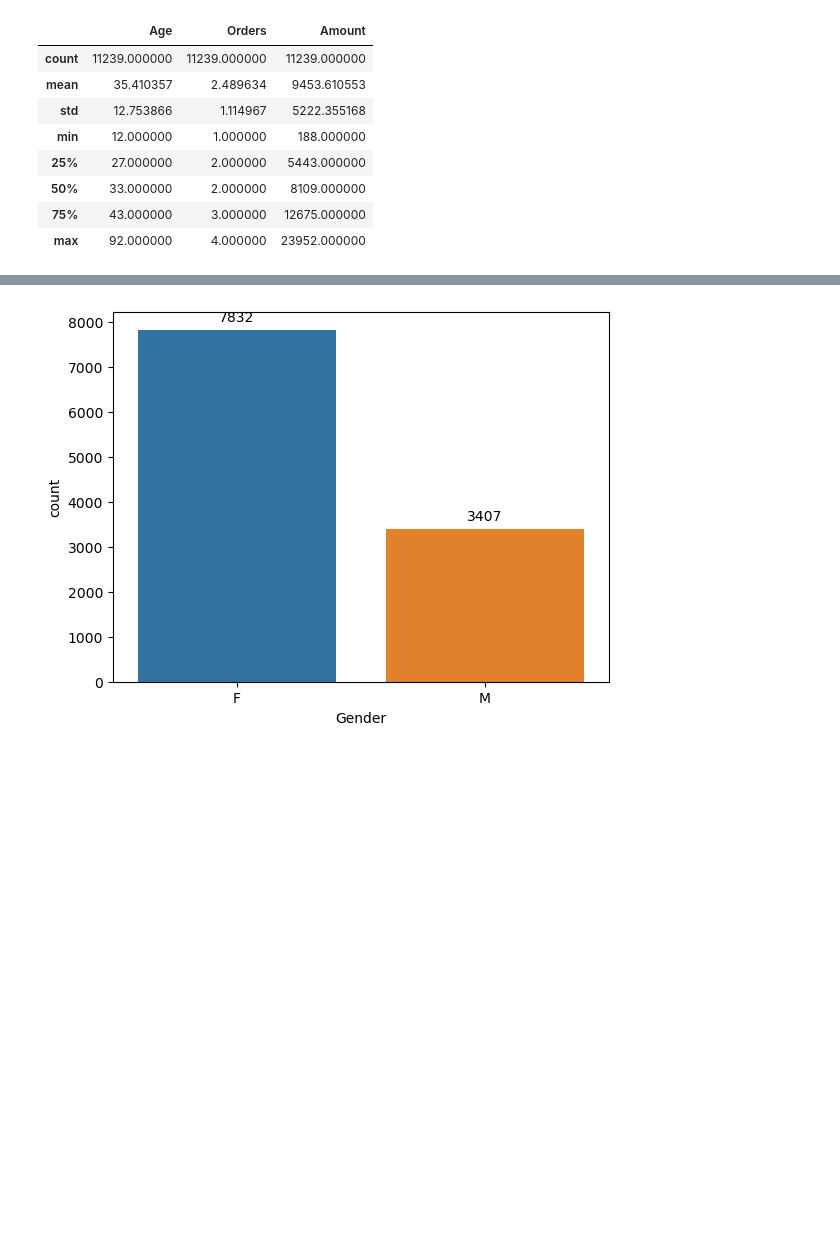
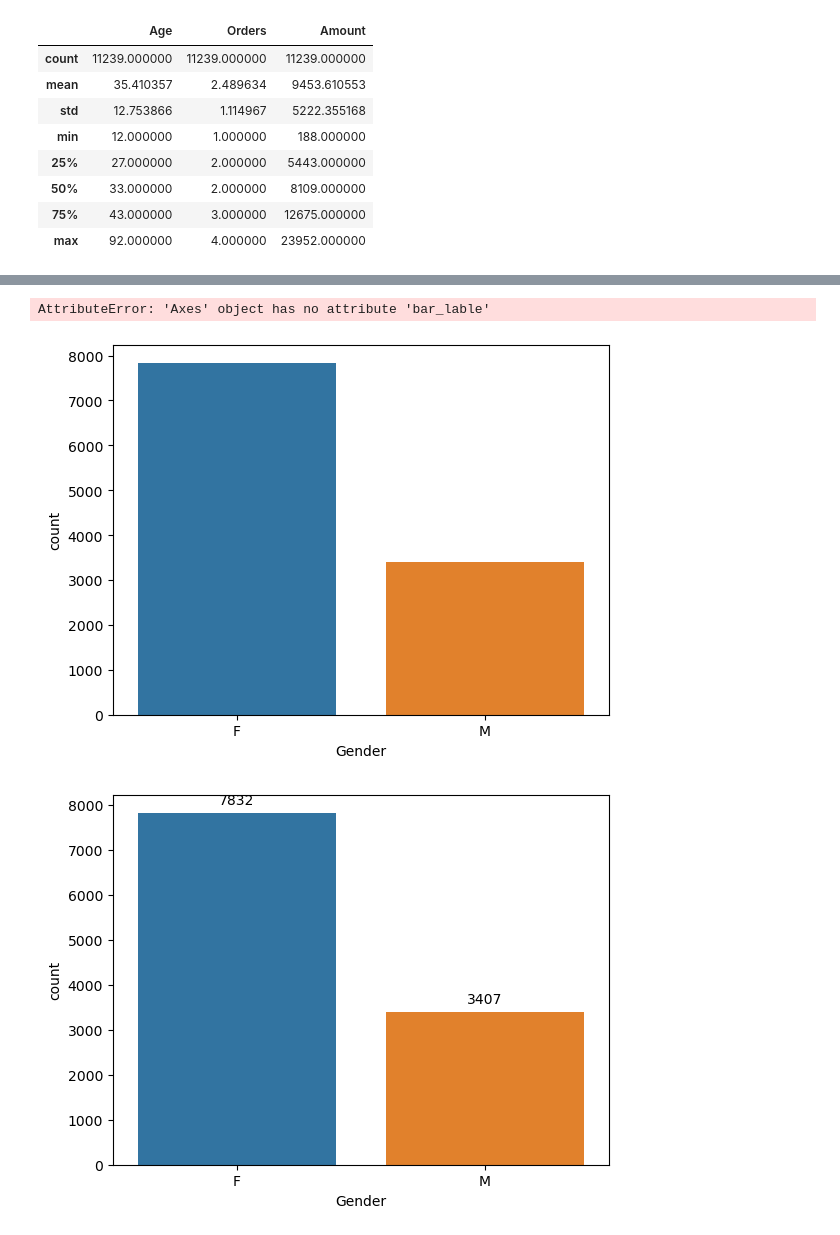
Before and after one commit to Aanchalcode/diwali-sale-EDA, a Jupyter notebook: firstfile (1).ipynb, the cells around one changed output, grey strips where cells are left out. Drawn from its saved outputs; the diff is of its cells as text; code cells hidden in the pictures; blank space fills up the shorter version.

```diff
--- a/firstfile (1).ipynb
+++ b/firstfile (1).ipynb
@@ -191 +172,9 @@ ax=sns.countplot(data=data,x='Gender')
+# %%
+ax=sns.countplot(data=data,x='Gender')
+for bars in ax.containers:
+    ax.bar_lable(bars)
+plt.show()
+# %% [output]
+AttributeError: 'Axes' object has no attribute 'bar_lable'
+[figure, added]
 # %%
```
Also changed, not shown: parts of 31 cells of this notebook.
